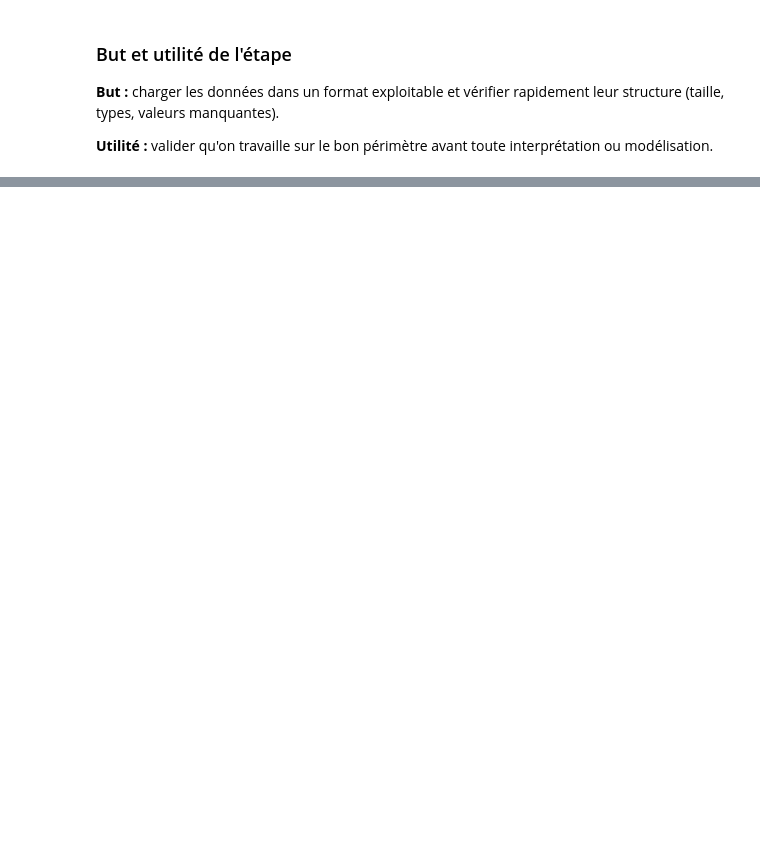
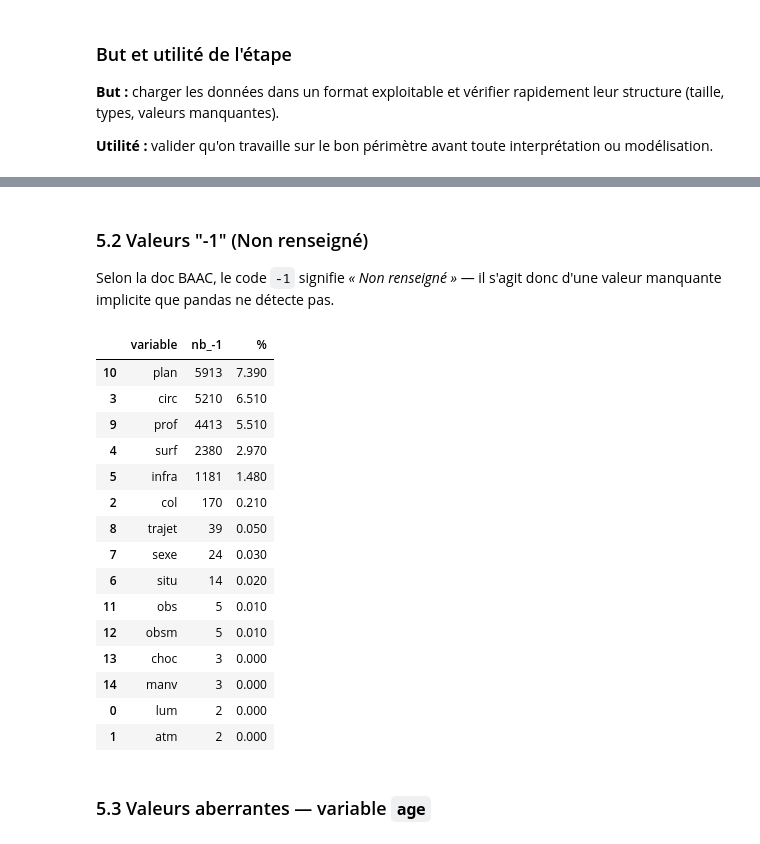
Before and after one commit to Elodami/Projet2, a Jupyter notebook: notebook.ipynb, the cells around one changed output, grey strips where cells are left out. Drawn from its saved outputs; the diff is of its cells as text; code cells hidden in the pictures; blank space fills up the shorter version.

```diff
--- a/notebook.ipynb
+++ b/notebook.ipynb
@@ -99,0 +316,35 @@ memory usage: 23.8+ MB
+# %% [markdown]
+### 5.2 Valeurs "-1" (Non renseigné)
+
+Selon la doc BAAC, le code `-1` signifie *« Non renseigné »* — il s'agit donc d'une valeur manquante implicite que pandas ne détecte pas.
+# %%
+cols_baac = ["lum", "atm", "col", "circ", "surf", "infra", "situ", "sexe",
+             "trajet", "prof", "plan", "obs", "obsm", "choc", "manv"]
+
+rows = []
+for c in cols_baac:
+    if c in df.columns:
+        n_minus1 = (df[c] == -1).sum()
+        if n_minus1 > 0:
+            rows.append({"variable": c, "nb_-1": n_minus1, "%": round(n_minus1/len(df)*100, 2)})
+
+pd.DataFrame(rows).sort_values("nb_-1", ascending=False)
+# %% [output]
+|  | variable | nb_-1 | % |
+| 10 | plan | 5913 | 7.390 |
+| 3 | circ | 5210 | 6.510 |
+| 9 | prof | 4413 | 5.510 |
+| 4 | surf | 2380 | 2.970 |
+| 5 | infra | 1181 | 1.480 |
+| 2 | col | 170 | 0.210 |
+| 8 | trajet | 39 | 0.050 |
+| 7 | sexe | 24 | 0.030 |
+| 6 | situ | 14 | 0.020 |
+| 11 | obs | 5 | 0.010 |
+| 12 | obsm | 5 | 0.010 |
+| 13 | choc | 3 | 0.000 |
+| 14 | manv | 3 | 0.000 |
+| 0 | lum | 2 | 0.000 |
+| 1 | atm | 2 | 0.000 |
+# %% [markdown]
+### 5.3 Valeurs aberrantes — variable `age`
```
Also changed, not shown: parts of 26 cells of this notebook.
